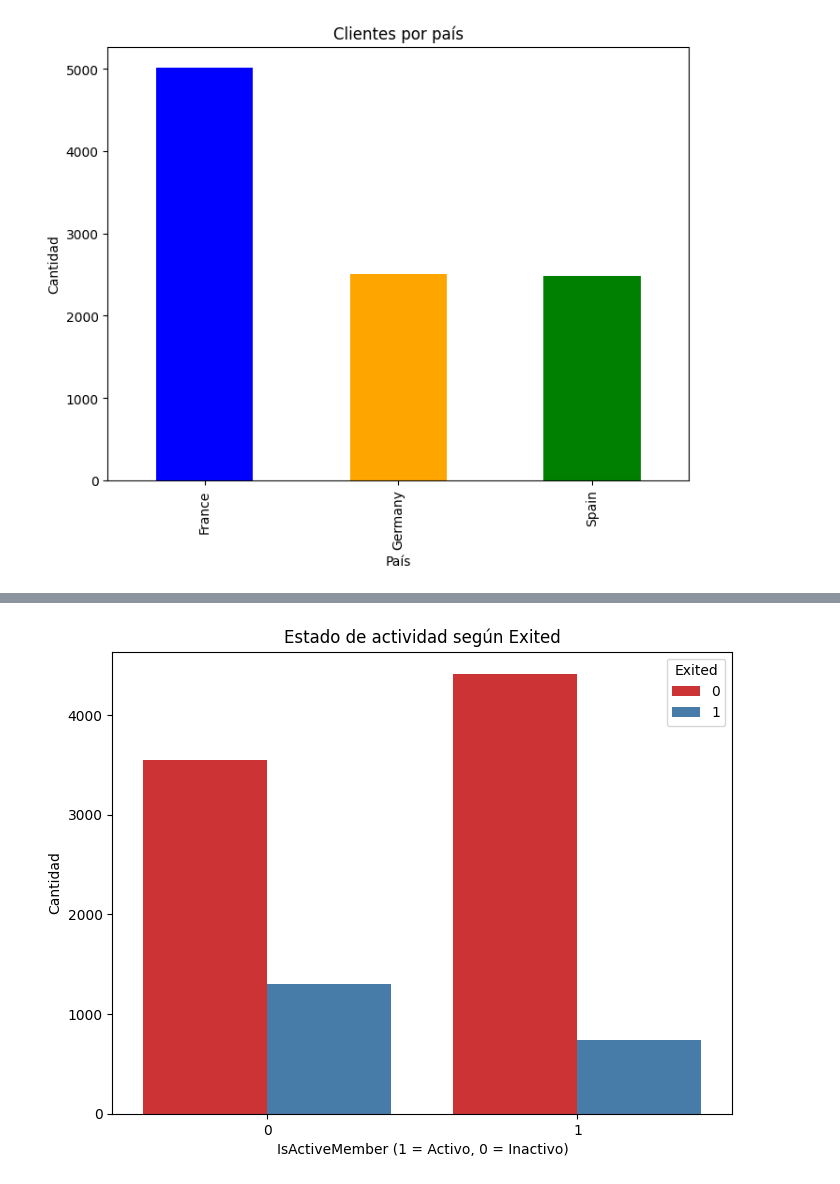
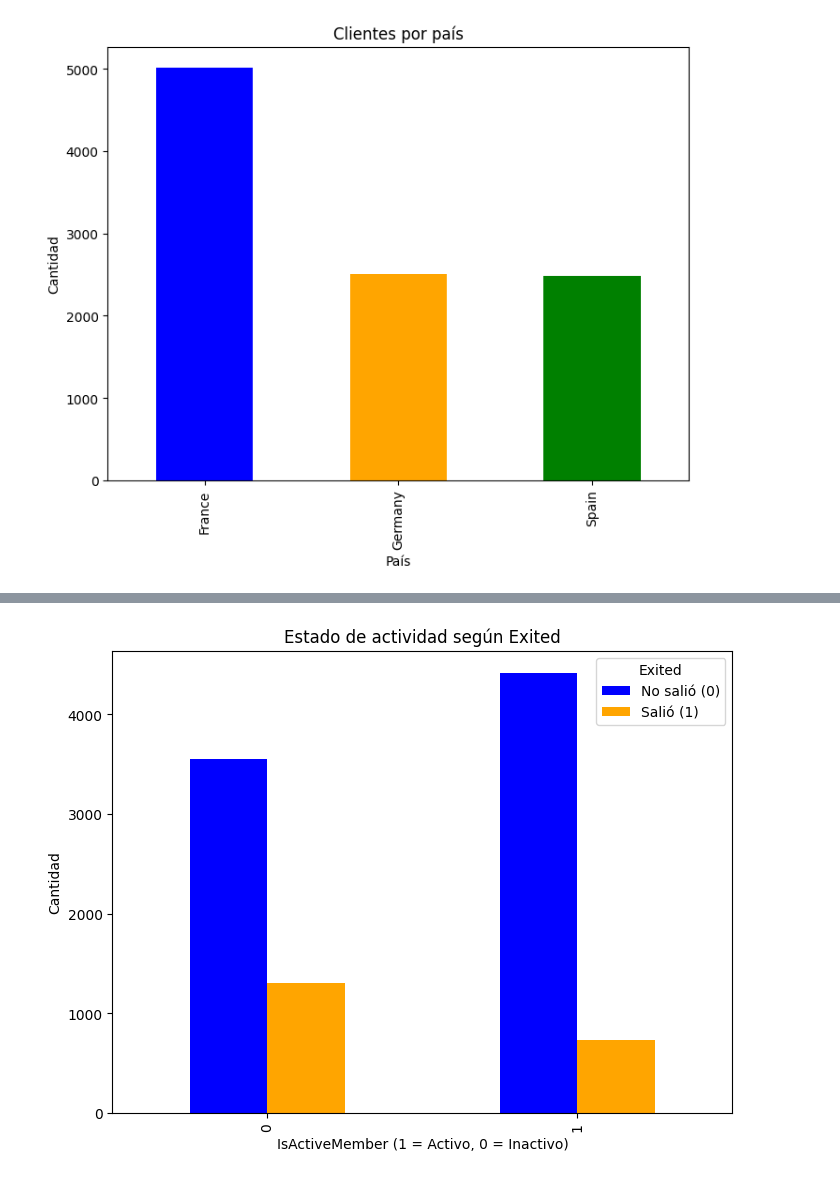
Before and after one commit to DJChincuini/Bank_Customer_Churn, a Jupyter notebook: EDA.ipynb, the cells around one changed output, grey strips where cells are left out. Drawn from its saved outputs; the diff is of its cells as text; code cells hidden in the pictures.

```diff
--- a/EDA.ipynb
+++ b/EDA.ipynb
@@ -163,10 +157,13 @@ This will become an error in seaborn v0.14.0; please update your code.
 # %%
-plt.figure(figsize=(8, 6))
-sns.countplot(x='IsActiveMember', hue='Exited', data=df, palette='Set1')
+# Agrupo los datos
+grouped_data = df.groupby(['IsActiveMember', 'Exited']).size().unstack()
+
+# Gráfico de barras agrupadas
+grouped_data.plot(kind='bar', figsize=(8, 6), color=['blue', 'orange'])
 plt.title('Estado de actividad según Exited')
 plt.xlabel('IsActiveMember (1 = Activo, 0 = Inactivo)')
 plt.ylabel('Cantidad')
-plt.legend(title='Exited')
+plt.legend(title='Exited', labels=['No salió (0)', 'Salió (1)'])
 plt.show()
 # %% [output]
-[figure, old version]
+[figure, new version]
```
Also changed, not shown: parts of 6 cells of this notebook.
